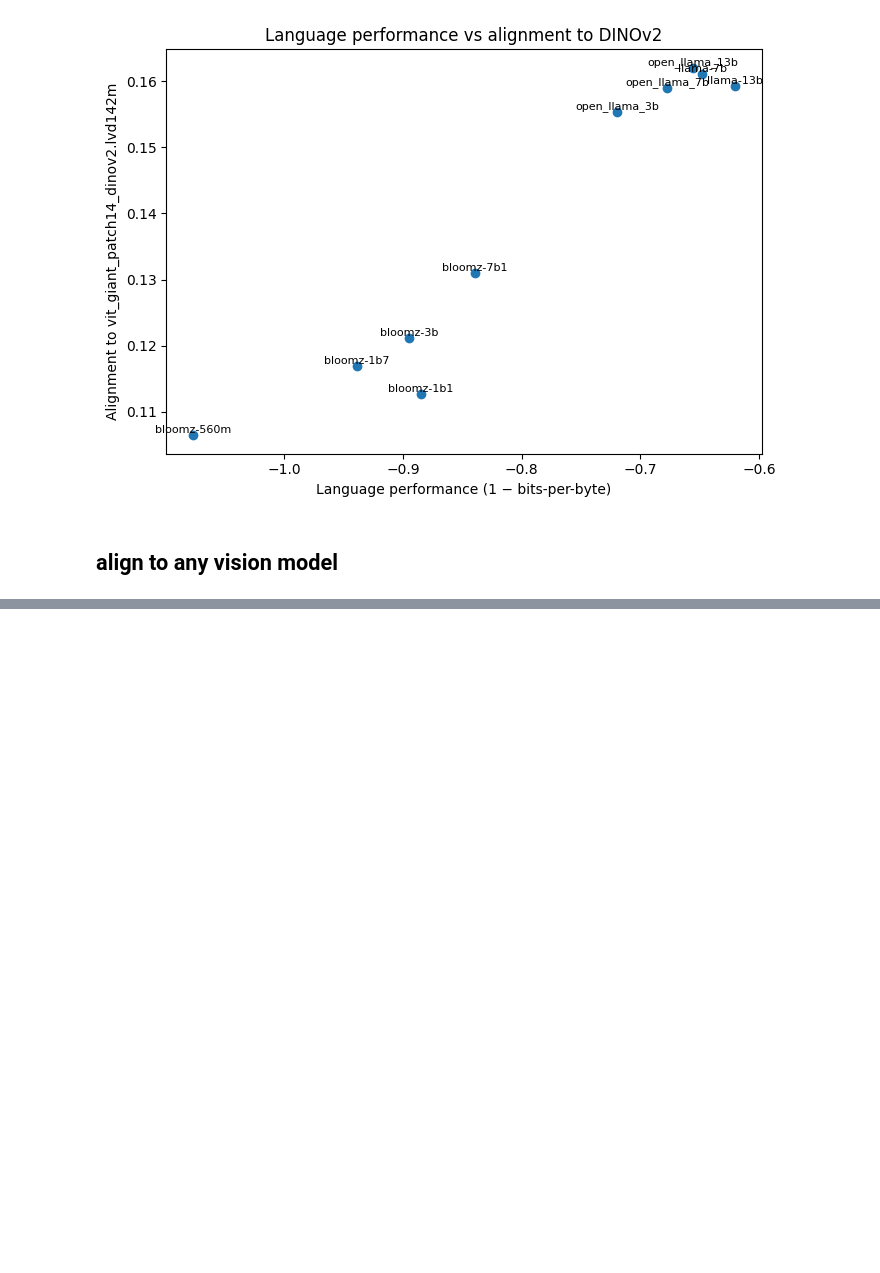
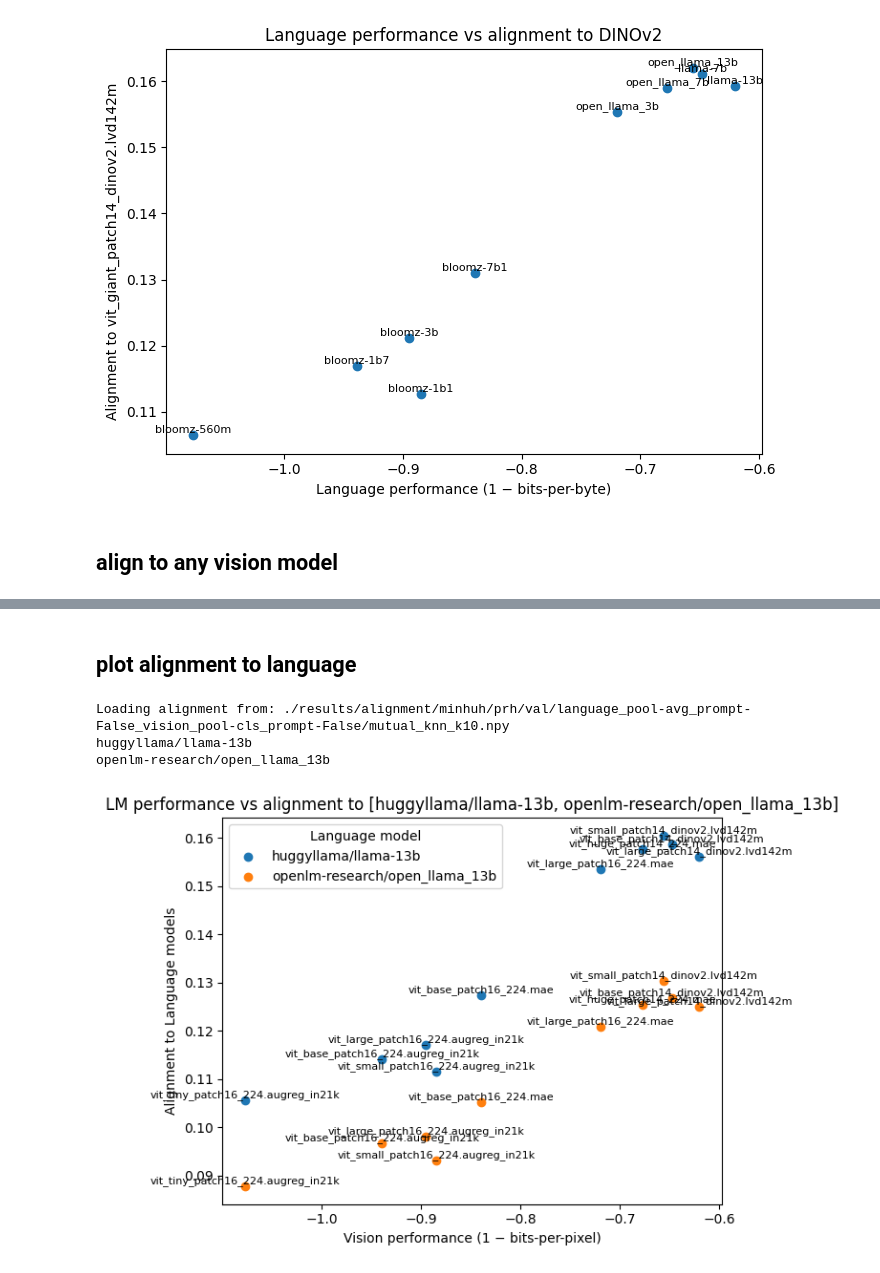
Before and after one commit to hjwu0515/platonic_rep_random, a Jupyter notebook: graphresults.ipynb, the cells around one changed output, grey strips where cells are left out. Cells and saved outputs as stored; diff of their text form; code cells hidden in the pictures; blank space fills up the shorter version.

```diff
--- a/graphresults.ipynb
+++ b/graphresults.ipynb
@@ -48,17 +83,6 @@ Config OK
 # %% [markdown]
 ## Load model lists and alignment scores
 # %%
-# Get the list of language and vision models in this modelset
-llm_models, lvm_models = get_models(modelset, modality="all")
-
-print("Language models:")
-for m in llm_models:
-    print("  ", m)
-
-print("\nVision models:")
-for m in lvm_models:
-    print("  ", m)
-
 # Find index of the chosen DINOv2 model
 assert DINO_NAME in lvm_models, f"{DINO_NAME} not found in lvm_models"
 dino_idx = lvm_models.index(DINO_NAME)
@@ -72,7 +96,7 @@ align_path = os.path.join(
     modelset,
     f"language_pool-{lang_pool}_prompt-{lang_prompt}_"
     f"vision_pool-{vision_pool}_prompt-{vision_prompt}",
-    "mutual_knn_k10.npy",
+    "mutual_knn_k10_paperres.npy",
 )
 
 print("Loading alignment from:", align_path)
@@ -243,0 +388,2 @@ plot_alignment_to_vision(
+# %% [markdown]
+## plot alignment to language
@@ -243,0 +462,23 @@ plot_alignment_to_vision(
+# %%
+# Path to the alignment file produced by measure_alignment.py
+# Adjust this if your directory structure differs.
+align_path = os.path.join(
+    ALIGN_DIR,
+    dataset,
+    modelset,
+    f"language_pool-{lang_pool}_prompt-{lang_prompt}_"
+    f"vision_pool-{vision_pool}_prompt-{vision_prompt}",
+    "mutual_knn_k10.npy",
+)
+plot_alignment_to_language(
+    align_path,
+    ["huggyllama/llama-13b", "openlm-research/open_llama_13b"],
+    lvm_models,
+    llm_models,
+    lang_perf,
+)
+# %% [output]
+Loading alignment from: ./results/alignment/minhuh/prh/val/language_pool-avg_prompt-False_vision_pool-cls_prompt-False/mutual_knn_k10.npy
+huggyllama/llama-13b
+openlm-research/open_llama_13b
+[figure, added]
```
Also changed, not shown: parts of 11 cells of this notebook.
